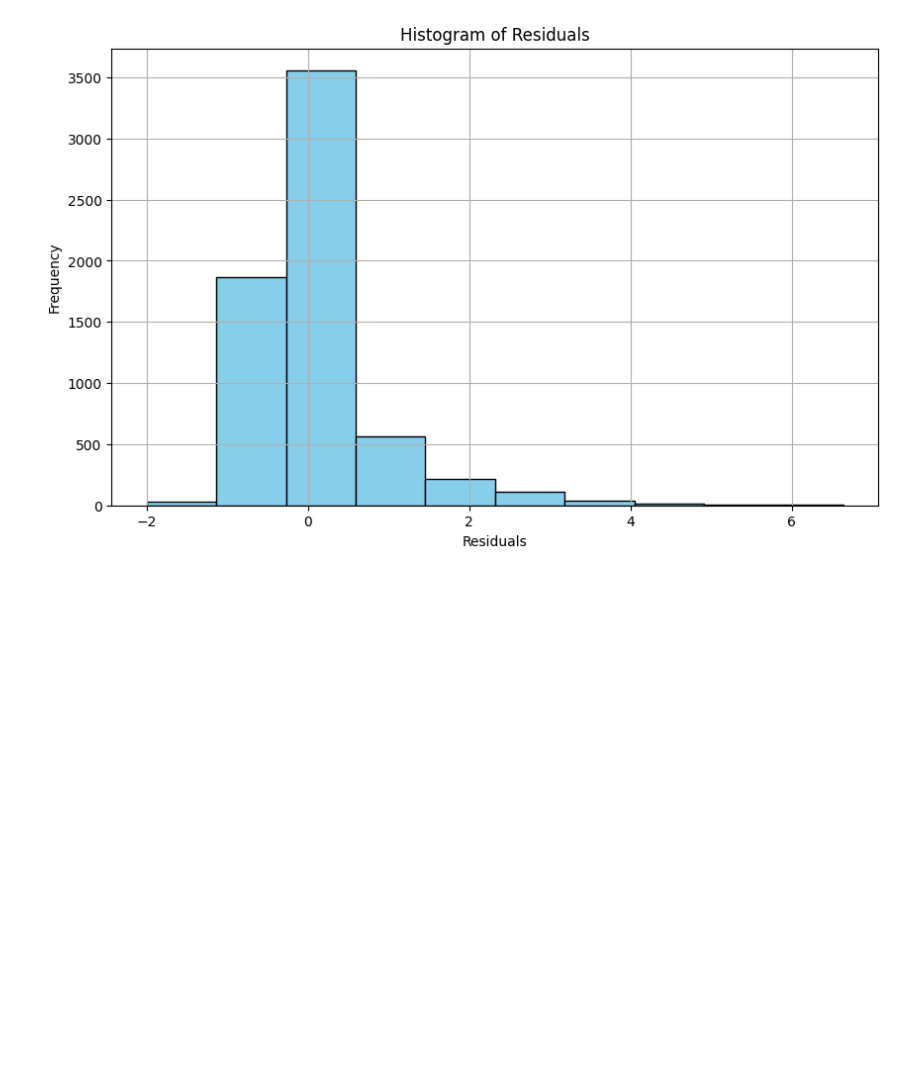
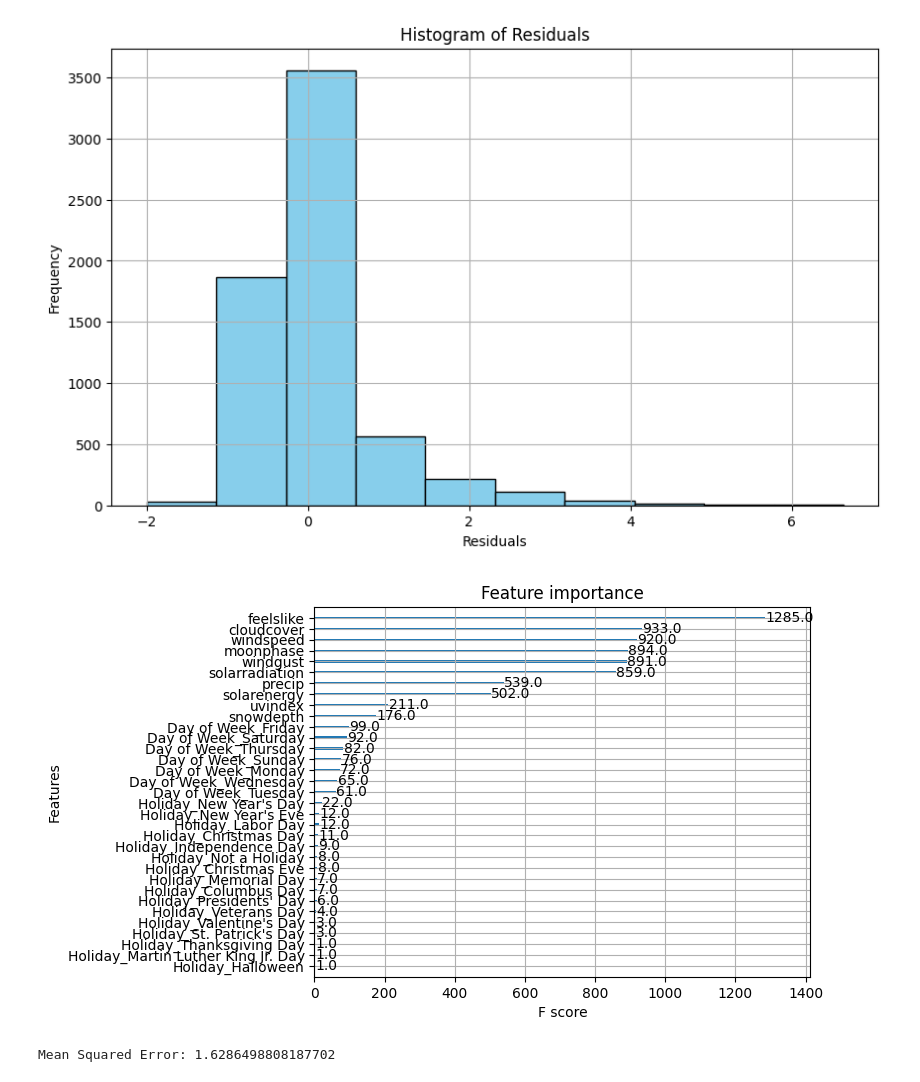
Before and after one commit to joshc2/CrimeCompetition, a Jupyter notebook: kylie_model.ipynb, the cells around one changed output. Saved outputs shown, nothing was run; the diff lists cells and outputs as text; code cells hidden in the pictures; blank space fills up the shorter version.

```diff
--- a/kylie_model.ipynb
+++ b/kylie_model.ipynb
@@ -157,0 +165,26 @@ plt.show()
+# %%
+X = data[['Day of Week', 'feelslike', 'precip', 'snowdepth',
+          'windgust', 'windspeed', 'solarradiation', 'solarenergy',
+          'uvindex', 'moonphase', 'Holiday', 'cloudcover']]
+y = data['count']
+
+X = pd.get_dummies(X)
+# Split data into train and test sets
+X_train, X_test, y_train, y_test = train_test_split(X, y, test_size=0.2, random_state=100)
+# %%
+xg_reg = xgb.XGBRegressor(objective ='reg:squarederror', colsample_bytree = 0.9, learning_rate = 0.2,
+                max_depth = 5, alpha = 5, n_estimators = 300)
+xg_reg.fit(X_train, y_train)
+
+# Get predicted counts
+y_pred = xg_reg.predict(X_test)
+#'min_child_weight': 3'subsample': 0.7
+# %%
+xgb.plot_importance(xg_reg)
+plt.show()
+
+mse = mean_squared_error(y_test, y_pred)
+print("Mean Squared Error:", mse)
+# %% [output]
+[figure, added]
+Mean Squared Error: 1.6286498808187702
```
Also changed, not shown: parts of 7 cells of this notebook.
